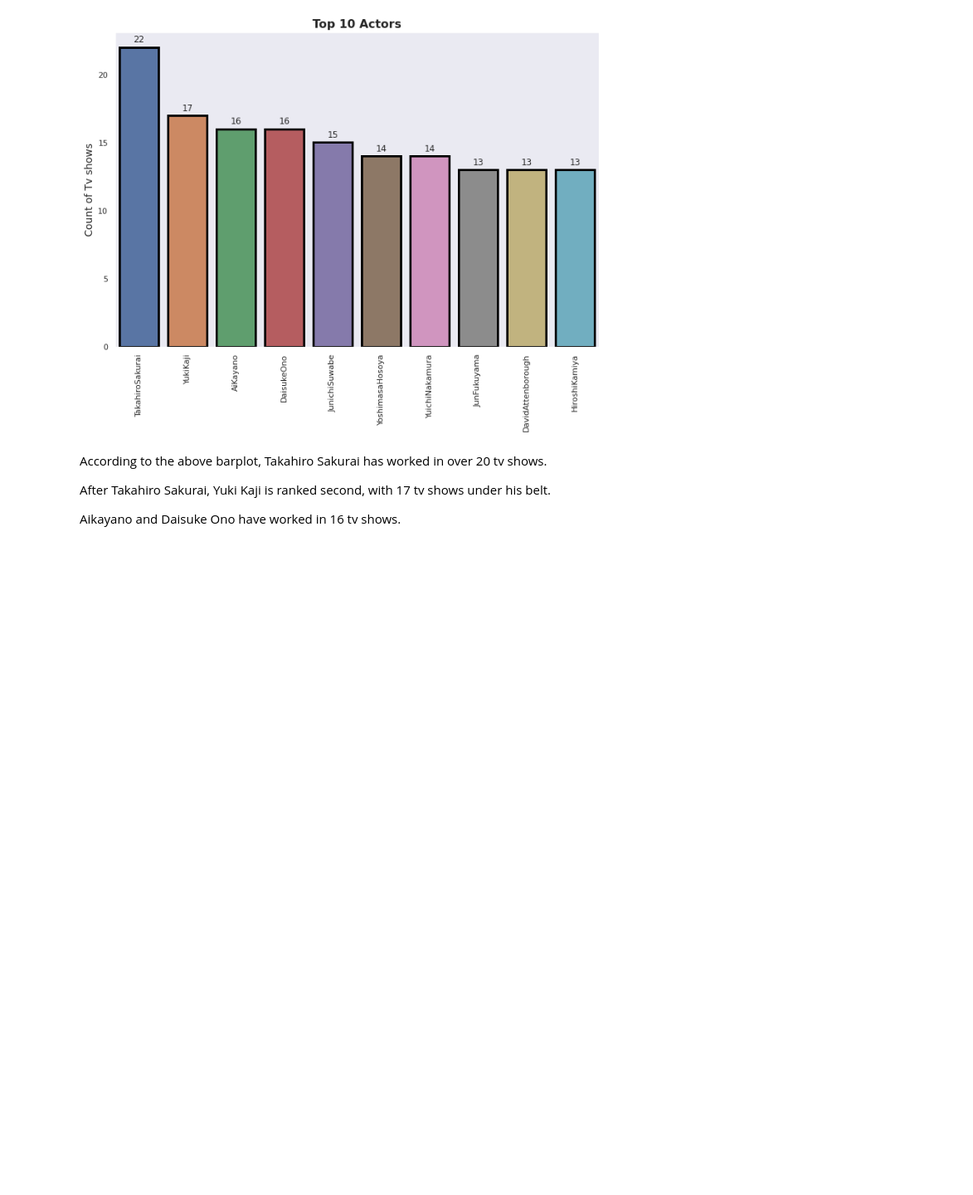
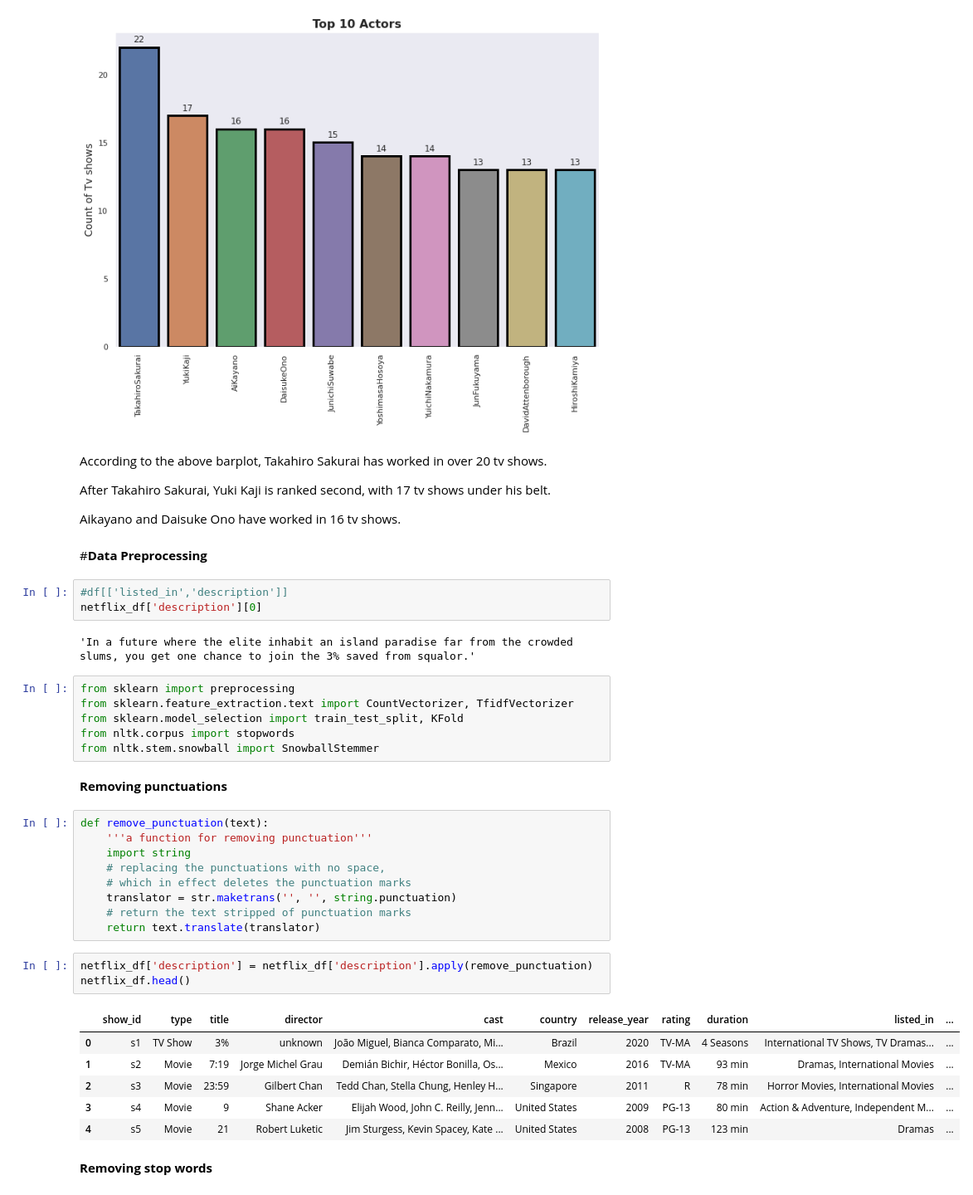
Before and after one commit to YashwantRaul/Unsupervised-Machine-Learning, a Jupyter notebook: NETFLIX_MOVIES_AND_TV_SHOWS_CLUSTERING.ipynb, the cells around one changed output. Shown at 83% size. Saved outputs shown, nothing was run; the diff lists cells and outputs as text; blank space fills up the shorter version.

```diff
--- a/NETFLIX_MOVIES_AND_TV_SHOWS_CLUSTERING.ipynb
+++ b/NETFLIX_MOVIES_AND_TV_SHOWS_CLUSTERING.ipynb
@@ -1131,3 +1131,39 @@ for p in ax.patches:
  After Takahiro Sakurai, Yuki Kaji is ranked second, with 17 tv shows under his belt.
 
 Aikayano and Daisuke Ono have worked in 16 tv shows.
+# %% [markdown]
+#**Data Preprocessing**
+# %%
+#df[['listed_in','description']]
+netflix_df['description'][0]
+# %% [output]
+'In a future where the elite inhabit an island paradise far from the crowded slums, you get one chance to join the 3% saved from squalor.'
+# %%
+from sklearn import preprocessing
+from sklearn.feature_extraction.text import CountVectorizer, TfidfVectorizer
+from sklearn.model_selection import train_test_split, KFold
+from nltk.corpus import stopwords
+from nltk.stem.snowball import SnowballStemmer
+# %% [markdown]
+**Removing punctuations**
+# %%
+def remove_punctuation(text):
+    '''a function for removing punctuation'''
+    import string
+    # replacing the punctuations with no space,
+    # which in effect deletes the punctuation marks
+    translator = str.maketrans('', '', string.punctuation)
+    # return the text stripped of punctuation marks
+    return text.translate(translator)
+# %%
+netflix_df['description'] = netflix_df['description'].apply(remove_punctuation)
+netflix_df.head()
+# %% [output]
+|  | show_id | type | title | director | cast | country | release_year | rating | duration | listed_in | ... |
+| 0 | s1 | TV Show | 3% | unknown | João Miguel, Bianca Comparato, Mi... | Brazil | 2020 | TV-MA | 4 Seasons | International TV Shows, TV Dramas... | ... |
+| 1 | s2 | Movie | 7:19 | Jorge Michel Grau | Demián Bichir, Héctor Bonilla, Os... | Mexico | 2016 | TV-MA | 93 min | Dramas, International Movies | ... |
+| 2 | s3 | Movie | 23:59 | Gilbert Chan | Tedd Chan, Stella Chung, Henley H... | Singapore | 2011 | R | 78 min | Horror Movies, International Movies | ... |
+| 3 | s4 | Movie | 9 | Shane Acker | Elijah Wood, John C. Reilly, Jenn... | United States | 2009 | PG-13 | 80 min | Action & Adventure, Independent M... | ... |
+| 4 | s5 | Movie | 21 | Robert Luketic | Jim Sturgess, Kevin Spacey, Kate ... | United States | 2008 | PG-13 | 123 min | Dramas | ... |
+# %% [markdown]
+**Removing stop words**
```
Also changed, not shown: parts of 30 cells of this notebook.
